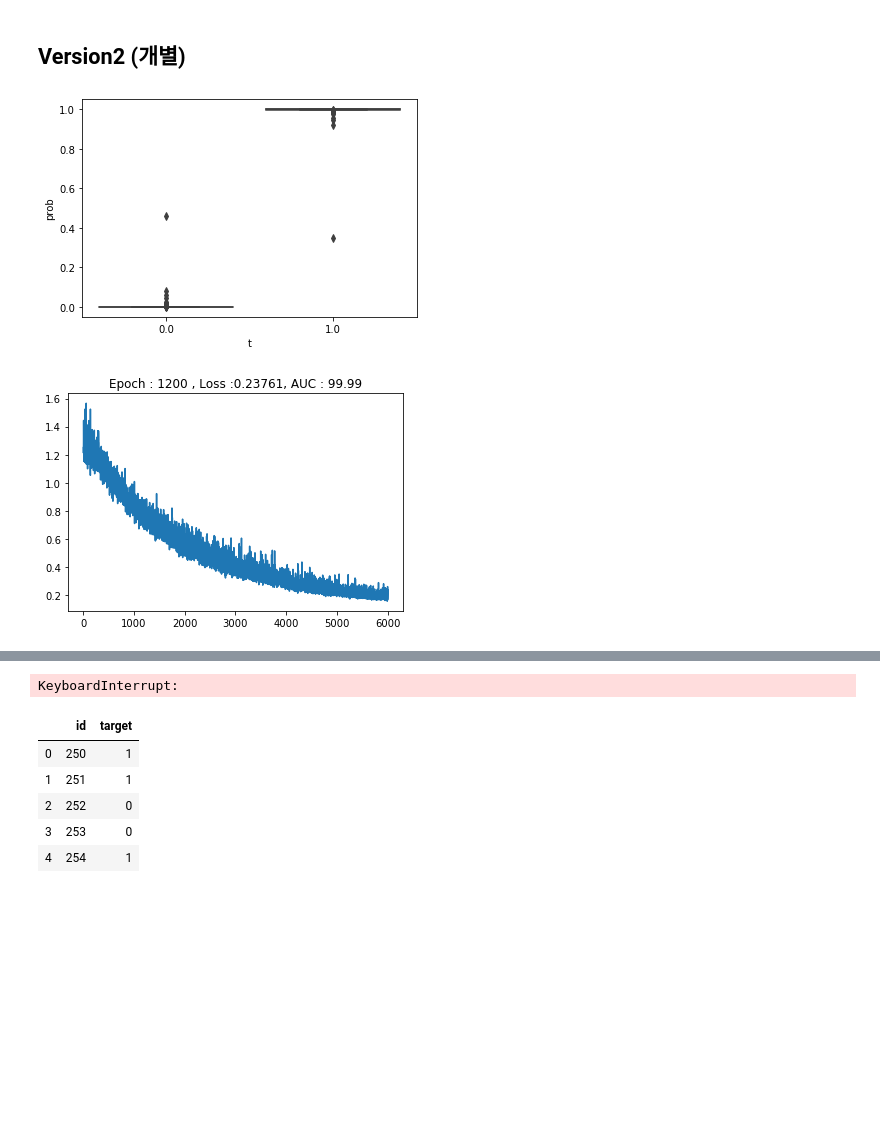
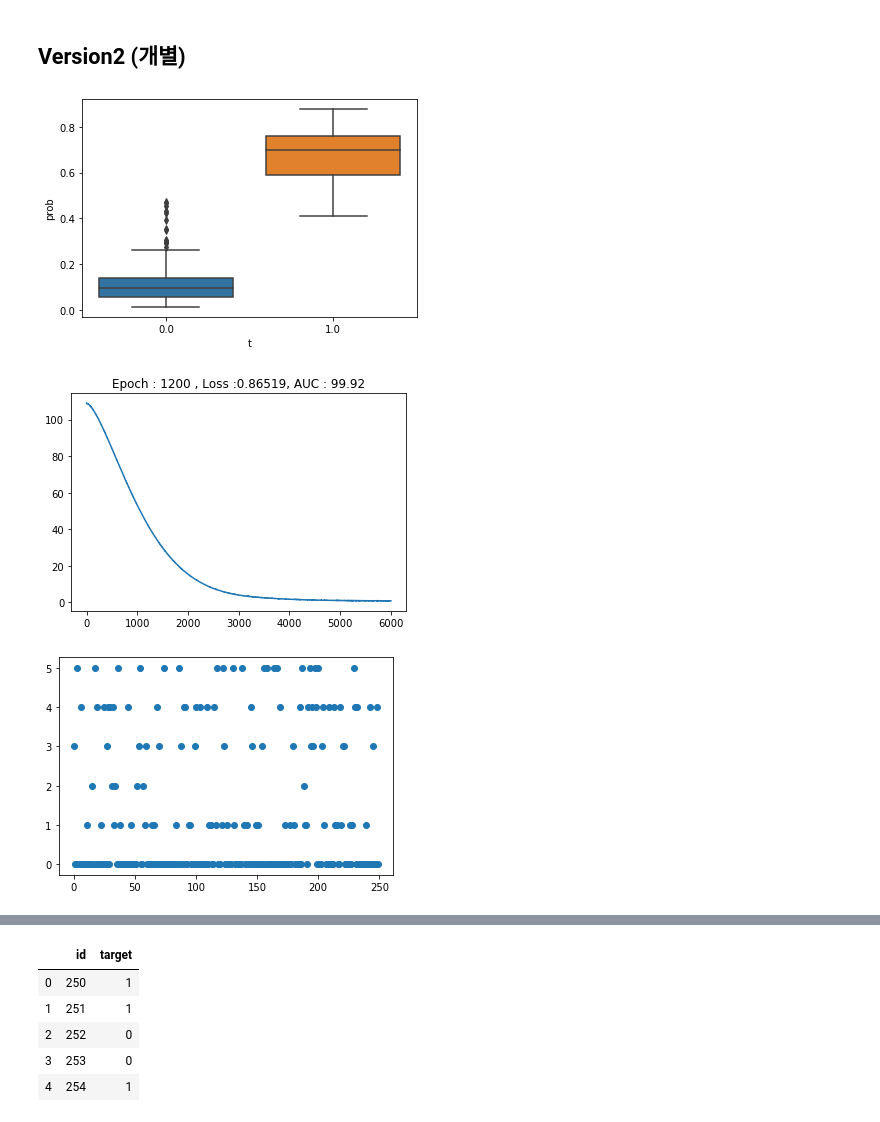
Before and after one commit to sungreong/TIL, a Jupyter notebook: DeepLearning Ensembles/DontOverfit/191215 Neural Network AutoEncoder + Ensemble.ipynb, the cells around one changed output, grey strips where cells are left out. Drawn from its saved outputs; the diff is of its cells as text; code cells hidden in the pictures; blank space fills up the shorter version.

```diff
--- a/DeepLearning Ensembles/DontOverfit/191215 Neural Network AutoEncoder + Ensemble.ipynb
+++ b/DeepLearning Ensembles/DontOverfit/191215 Neural Network AutoEncoder + Ensemble.ipynb
@@ -228,11 +224,14 @@ def Classifier(X , hidden = [dim , 250,150,100,50,10 , target_n],
         #Input = tf.concat(Ensembles, axis=1, name='Inputs')
     return Ensembles
 # %%
-HIDDEN = [[dim , 100 , 50 , 10 ,  target_n] ,
-          [dim , 80 , 25, target_n] ,
-          [dim , 50 , 10, target_n]
+HIDDEN = [
+    [dim , 100 , 50 , 10 ,  target_n] ,
+    [dim , 80 , 25, target_n] ,
+    [dim , 70 , 25, target_n] ,
+    [dim , 110 , 25, target_n] ,
+    [dim , 50 , 10, target_n]
          ]
-NModels = Classifier(X , hidden = HIDDEN , Nensemble= 1 )
+NModels = Classifier(X , hidden = HIDDEN , Nensemble= 5 )
 NModels_MEAN = tf.reduce_mean(NModels , axis = 0)
 Probs = tf.nn.softmax(NModels_MEAN)
 y_one_hot = tf.one_hot( tf.cast(tf.squeeze(y , axis = 1 ) , tf.int32) , depth=2)
@@ -251,22 +250,33 @@ WCE = tf.nn.weighted_cross_entropy_with_logits(targets = y_one_hot ,
 Loss = tf.reduce_mean(WCE)
 # %% [markdown]
 ## Version2 (개별)
+# %%
+mod = sys.modules[__name__]
+# for i in range(10):
+#     setattr(mod, 'var_{}'.format(i), i)
 # %%
 Loss = 0
-for Model in NModels :
+for idx , Model in enumerate(NModels) :
     loss = tf.nn.weighted_cross_entropy_with_logits(targets = y_one_hot ,
                                                      logits = Model ,
                                                      pos_weight = weight)
+    setattr(mod, 'model_{}_softmax'.format(idx),
+            tf.argmax( tf.nn.softmax(Model) , axis = 1 ))
     Loss += tf.reduce_mean(loss)
 Loss /= len(NModels)
 # %%
 vars = tf.get_collection(tf.GraphKeys.GLOBAL_VARIABLES,scope="Ensembles")
 L2 = []
+WEIGHTS = []
 import re
 for v in vars :
     if re.search('Weight' , v.name) :
+        WEIGHTS.append(v)
         L2.append(tf.nn.l2_loss(v))
-Loss += tf.add_n(L2)  * 0.001
+Loss += tf.add_n(L2)  * 0.1
+l1_regularizer = tf.contrib.layers.l1_regularizer(scale=0.005, scope=None)
+regularization_penalty = tf.contrib.layers.apply_regularization(l1_regularizer, WEIGHTS )
+Loss += regularization_penalty
 # %%
 solver = RAdamOptimizer(learning_rate= 1e-4).minimize(Loss ,var_list = vars )
 # %%
@@ -301,40 +311,50 @@ for epoch in range(Epoch) :
         Y_mb = YY[idx*mb_size:(idx+1)*mb_size]
         Feed = {X : X_mb ,
                 y : Y_mb ,
-                DropoutRate : 0.1 ,
+                DropoutRate : 0.5 ,
                 training : True
                }
         _ , LOSS  = sess.run([solver , Loss] , feed_dict= Feed)
         _Loss_.append(LOSS)
 
     Feed = { X : np_data  ,
             DropoutRate : 1 ,
             training : True
            }
     probs  = sess.run(Probs , feed_dict= Feed)
+
     AUC = roc_auc_score(np.squeeze(target_y) ,  probs[:,1])
     DD = pd.DataFrame([np.squeeze(target_y) ,
                        np.argmax(probs,axis =1)], index = ["t","p"]).T
     DD2 = DD[(DD.t == 1) & (DD.p==0)]
     checkpoint = DD2.index.tolist()
     DD = pd.DataFrame([np.squeeze(target_y) ,probs[:,1]],
                       index = ["t","prob"]).T
     if epoch % 100 == 0 :
+        dd = [sess.run( getattr(mod,  "model_{}_softmax".format(i)) ,
+                       feed_dict= Feed)  for i in np.arange(len(NModels))]
+#         a,b,c = sess.run([model_0_softmax ,
+#                           model_1_softmax ,
+#                           model_2_softmax] , feed_dict= Feed)
+        d = pd.DataFrame(dd).sum(axis = 0)
+        plt.scatter( np.arange(len(d)) , d.values)
+        plt.show()
         print( confusion_matrix(np.squeeze(target_y) ,
                                 np.argmax(probs,axis =1) ))
         msg = "Epoch : {} , Loss :{:.5f}, AUC : {:.2f}".format(epoch ,
                                                                  LOSS ,
                                                                  AUC*100)
         print(msg)
 
     if epoch % 300 == 0 :
         clear_output()
         sns.boxplot(x="t", y="prob", data=DD)
         plt.show()
         plt.plot(np.arange(len(_Loss_)), _Loss_ )
         plt.title(msg)
         plt.show()
 # %% [output]
-[figure, old version]
+[figure, new version]
-[figure, old version]
+[figure, new version]
+[figure, added]
 [[183   0]
@@ -343,4 +363,3 @@ Epoch : 1300 , Loss :0.16532, AUC : 99.98
-KeyboardInterrupt:
 # %%
 Feed = { X : np_test  ,
             DropoutRate : 1 ,
```
Also changed, not shown: parts of 10 cells of this notebook, 1 other file.
